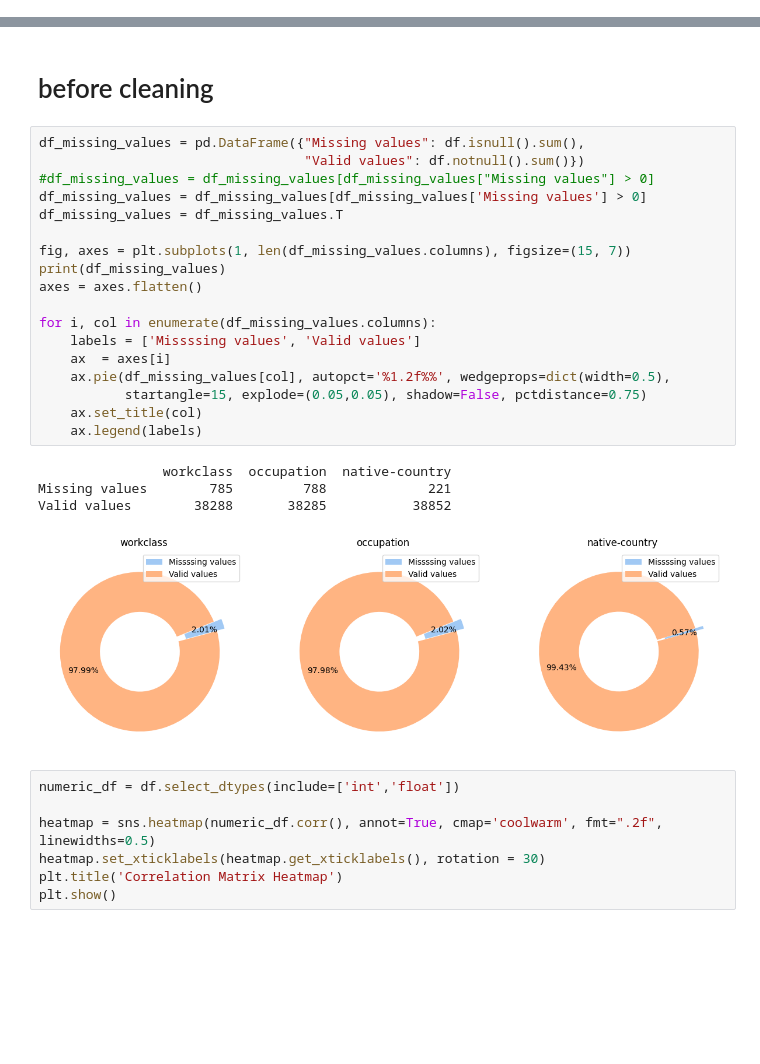
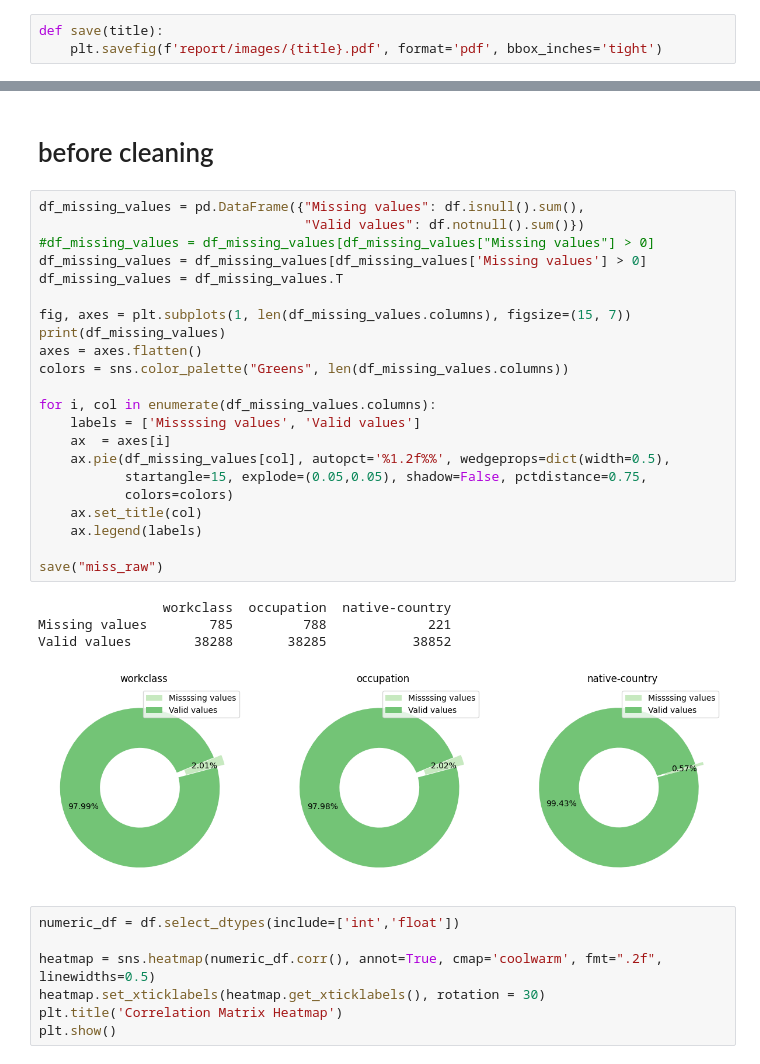
Before and after one commit to Staszek15/Data-Mining-Project, a Jupyter notebook: adults_cleaning.ipynb, the cells around one changed output, grey strips where cells are left out. Drawn from its saved outputs; the diff is of its cells as text; blank space fills up the shorter version.

```diff
--- a/adults_cleaning.ipynb
+++ b/adults_cleaning.ipynb
@@ -89,6 +89,9 @@ def check_largest(df, column, n):
 def check_smallest(df, column, n):
     x = heapq.nsmallest(n, df[column].unique())
     print(x)
+# %%
+def save(title):
+    plt.savefig(f'report/images/{title}.pdf', format='pdf', bbox_inches='tight')
 # %%
 df, X, Y, df_test, X_test, Y_test = my_read_data()
 # %% [markdown]
@@ -96,26 +99,30 @@ df, X, Y, df_test, X_test, Y_test = my_read_data()
 # %%
 df_missing_values = pd.DataFrame({"Missing values": df.isnull().sum(),
                                   "Valid values": df.notnull().sum()})
 #df_missing_values = df_missing_values[df_missing_values["Missing values"] > 0]
 df_missing_values = df_missing_values[df_missing_values['Missing values'] > 0]
 df_missing_values = df_missing_values.T
 
 fig, axes = plt.subplots(1, len(df_missing_values.columns), figsize=(15, 7))
 print(df_missing_values)
 axes = axes.flatten()
+colors = sns.color_palette("Greens", len(df_missing_values.columns))
 
 for i, col in enumerate(df_missing_values.columns):
     labels = ['Missssing values', 'Valid values']
     ax  = axes[i]
     ax.pie(df_missing_values[col], autopct='%1.2f%%', wedgeprops=dict(width=0.5),
-           startangle=15, explode=(0.05,0.05), shadow=False, pctdistance=0.75)
+           startangle=15, explode=(0.05,0.05), shadow=False, pctdistance=0.75,
+           colors=colors)
     ax.set_title(col)
     ax.legend(labels)
+
+save("miss_raw")
 # %% [output]
                 workclass  occupation  native-country
 Missing values        785         788             221
 Valid values        38288       38285           38852
-[figure, old version]
+[figure, new version]
 # %%
 numeric_df = df.select_dtypes(include=['int','float'])
 
```
Also changed, not shown: parts of 3 cells of this notebook, 6 other files.
